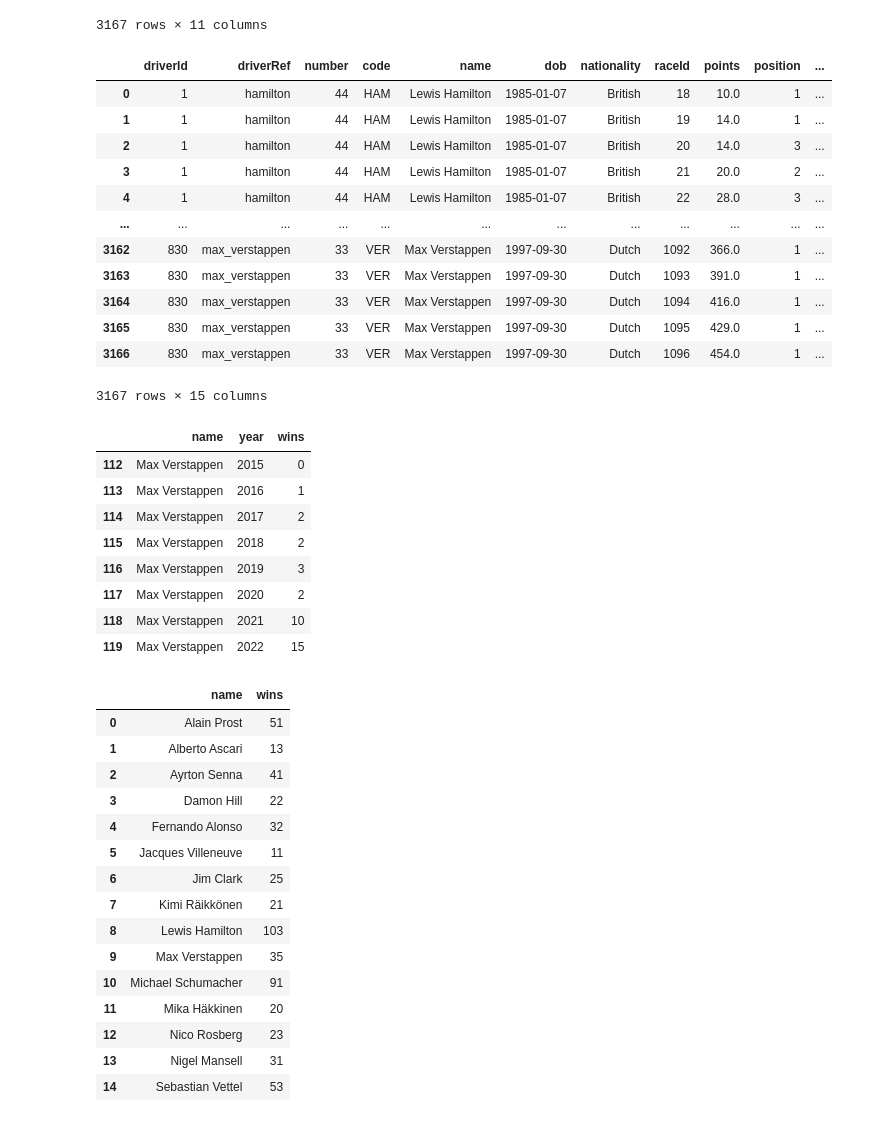
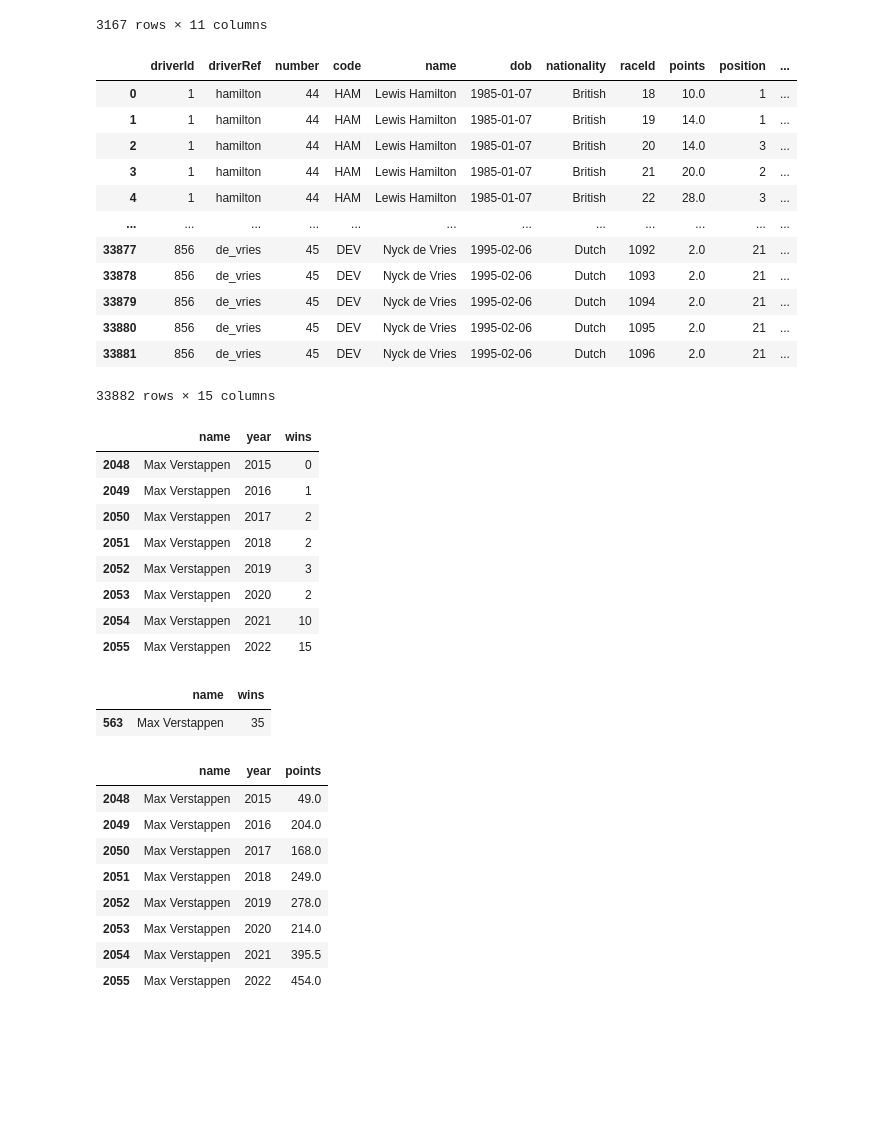
Before and after one commit to soyuz108/EDA-Formula-1-Drivers, a Jupyter notebook: drivers_analysis.ipynb, the cells around one changed output. Saved outputs shown, nothing was run; the diff lists cells and outputs as text; code cells hidden in the pictures; blank space fills up the shorter version.

Commit message:
Finalized titles tables

```diff
--- a/drivers_analysis.ipynb
+++ b/drivers_analysis.ipynb
@@ -193,7 +196,7 @@ winners_subset
 3167 rows × 11 columns
 # %%
 # Merge the top drivers & races most importart columns for the next steps
-drivers_races = winners_subset.merge(full_races[["raceId", "circuitName", "year", "circuitRef", "country"]], on="raceId", how="left")
+drivers_races = full_drivers.merge(full_races[["raceId", "circuitName", "year", "circuitRef", "country"]], on="raceId", how="left")
 drivers_races
 # %% [output]
 |  | driverId | driverRef | number | code | name | dob | nationality | raceId | points | position | ... |
@@ -203,44 +206,47 @@ drivers_races
 | 3 | 1 | hamilton | 44 | HAM | Lewis Hamilton | 1985-01-07 | British | 21 | 20.0 | 2 | ... |
 | 4 | 1 | hamilton | 44 | HAM | Lewis Hamilton | 1985-01-07 | British | 22 | 28.0 | 3 | ... |
 | ... | ... | ... | ... | ... | ... | ... | ... | ... | ... | ... | ... |
-| 3162 | 830 | max_verstappen | 33 | VER | Max Verstappen | 1997-09-30 | Dutch | 1092 | 366.0 | 1 | ... |
-| 3163 | 830 | max_verstappen | 33 | VER | Max Verstappen | 1997-09-30 | Dutch | 1093 | 391.0 | 1 | ... |
-| 3164 | 830 | max_verstappen | 33 | VER | Max Verstappen | 1997-09-30 | Dutch | 1094 | 416.0 | 1 | ... |
-| 3165 | 830 | max_verstappen | 33 | VER | Max Verstappen | 1997-09-30 | Dutch | 1095 | 429.0 | 1 | ... |
-| 3166 | 830 | max_verstappen | 33 | VER | Max Verstappen | 1997-09-30 | Dutch | 1096 | 454.0 | 1 | ... |
+| 33877 | 856 | de_vries | 45 | DEV | Nyck de Vries | 1995-02-06 | Dutch | 1092 | 2.0 | 21 | ... |
+| 33878 | 856 | de_vries | 45 | DEV | Nyck de Vries | 1995-02-06 | Dutch | 1093 | 2.0 | 21 | ... |
+| 33879 | 856 | de_vries | 45 | DEV | Nyck de Vries | 1995-02-06 | Dutch | 1094 | 2.0 | 21 | ... |
+| 33880 | 856 | de_vries | 45 | DEV | Nyck de Vries | 1995-02-06 | Dutch | 1095 | 2.0 | 21 | ... |
+| 33881 | 856 | de_vries | 45 | DEV | Nyck de Vries | 1995-02-06 | Dutch | 1096 | 2.0 | 21 | ... |
-3167 rows × 15 columns
+33882 rows × 15 columns
 # %%
-# Find out the wins total split by season/year
-circuit_winners = drivers_races.groupby(["name", "year"]).wins.max().reset_index()
-circuit_winners[circuit_winners.name == "Max Verstappen"]
+# Find out wins total split by season/year
+winners_by_year = drivers_races.groupby(["name", "year"]).wins.max().reset_index()
+# Check an example
+winners_by_year[winners_by_year.name == "Max Verstappen"]
 # %% [output]
 |  | name | year | wins |
-| 112 | Max Verstappen | 2015 | 0 |
-| 113 | Max Verstappen | 2016 | 1 |
-| 114 | Max Verstappen | 2017 | 2 |
-| 115 | Max Verstappen | 2018 | 2 |
-| 116 | Max Verstappen | 2019 | 3 |
-| 117 | Max Verstappen | 2020 | 2 |
-| 118 | Max Verstappen | 2021 | 10 |
-| 119 | Max Verstappen | 2022 | 15 |
+| 2048 | Max Verstappen | 2015 | 0 |
+| 2049 | Max Verstappen | 2016 | 1 |
+| 2050 | Max Verstappen | 2017 | 2 |
+| 2051 | Max Verstappen | 2018 | 2 |
+| 2052 | Max Verstappen | 2019 | 3 |
+| 2053 | Max Verstappen | 2020 | 2 |
+| 2054 | Max Verstappen | 2021 | 10 |
+| 2055 | Max Verstappen | 2022 | 15 |
 # %%
-# Find the wins total for every driver
-circuit_winners_sum = circuit_winners.groupby("name").wins.sum().reset_index()
-circuit_winners_sum
+# Find wins total for every driver
+winners_sum = winners_by_year.groupby("name").wins.sum().reset_index()
+# Chen an example
+winners_sum[winners_sum.name == "Max Verstappen"]
 # %% [output]
 |  | name | wins |
-| 0 | Alain Prost | 51 |
-| 1 | Alberto Ascari | 13 |
-| 2 | Ayrton Senna | 41 |
-| 3 | Damon Hill | 22 |
-| 4 | Fernando Alonso | 32 |
-| 5 | Jacques Villeneuve | 11 |
-| 6 | Jim Clark | 25 |
-| 7 | Kimi Räikkönen | 21 |
-| 8 | Lewis Hamilton | 103 |
-| 9 | Max Verstappen | 35 |
-| 10 | Michael Schumacher | 91 |
-| 11 | Mika Häkkinen | 20 |
-| 12 | Nico Rosberg | 23 |
-| 13 | Nigel Mansell | 31 |
-| 14 | Sebastian Vettel | 53 |
+| 563 | Max Verstappen | 35 |
+# %%
+# Get the breakdown of total points split by season/year
+winners_by_points = drivers_races.groupby(["name", "year"]).points.max().reset_index()
+# Check an example
+winners_by_points[winners_by_points.name == "Max Verstappen"]
+# %% [output]
+|  | name | year | points |
+| 2048 | Max Verstappen | 2015 | 49.0 |
+| 2049 | Max Verstappen | 2016 | 204.0 |
+| 2050 | Max Verstappen | 2017 | 168.0 |
+| 2051 | Max Verstappen | 2018 | 249.0 |
+| 2052 | Max Verstappen | 2019 | 278.0 |
+| 2053 | Max Verstappen | 2020 | 214.0 |
+| 2054 | Max Verstappen | 2021 | 395.5 |
+| 2055 | Max Verstappen | 2022 | 454.0 |
```
Also changed, not shown: parts of 4 cells of this notebook.
